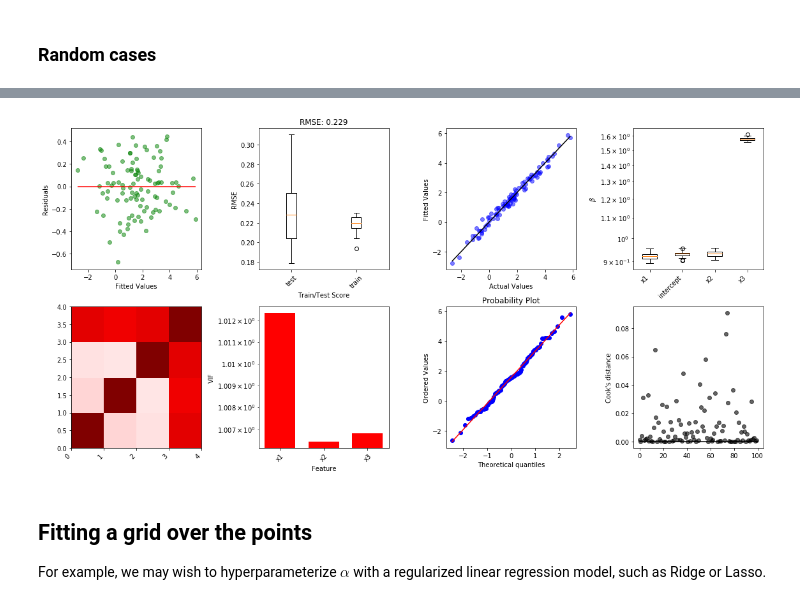
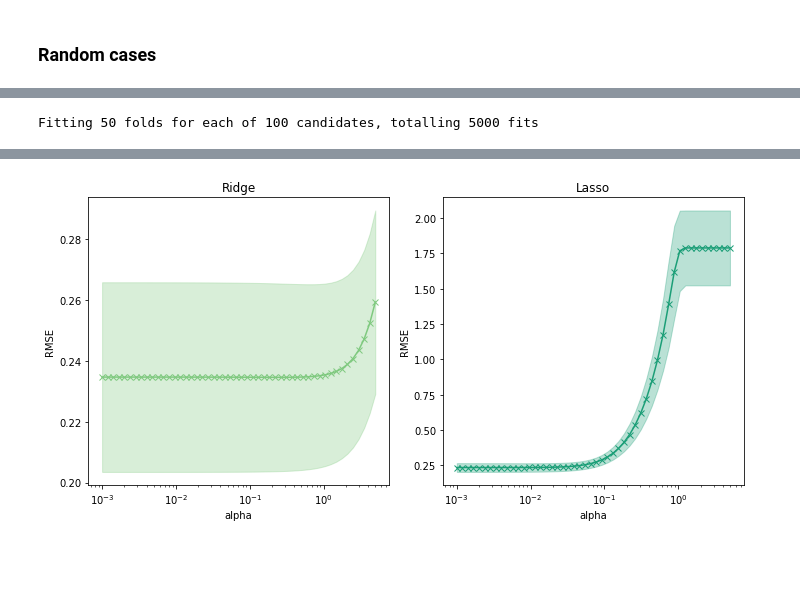
Before and after one commit to gregparkes/turbopanda, a Jupyter notebook: examples/ML.ipynb, the cells around one changed output, grey strips where cells are left out. Cells and saved outputs as stored; diff of their text form; code cells hidden in the pictures; blank space fills up the shorter version.

```diff
--- a/examples/ML.ipynb
+++ b/examples/ML.ipynb
@@ -74,6 +73,7 @@ turb.ml.overview_plot(turb.MetaPanda(df_2), 'x1', 'y', cv, yp)
 df_3 = pd.DataFrame(stats.norm.rvs(loc=2, scale=3, size=(100,3)), columns=['x1', 'x2', 'x3'])
 df_3['y'] = df_3.sum(axis=1) / 3. + stats.norm.rvs(loc=0, scale=.25, size=(100,), random_state=42)
 # %%
-cv, yp = turb.ml.fit_basic(turb.MetaPanda(df_3), 'x[1-3]', 'y', model="LinearRegression")
-cv['test_score'].mean()
+cv, yp = turb.ml.fit_basic(turb.MetaPanda(df_3), 'x[1-3]', 'y',
+                           model="LinearRegression", plot=True)
+print(cv['test_score'].mean())
 # %% [output]
@@ -80,0 +88,10 @@ cv['test_score'].mean()
+# %%
+X = np.empty((100, 4))
+X[:, :3] = stats.norm.rvs(loc=2, scale=3, size=(100,3))
+df_4 = pd.DataFrame(X, columns=['xc1', 'xc2', 'xc3', 'xb1'])
+
+df_4['y'] = (df_4[['xc1', 'xc2', 'xc3']].sum(axis=1).div(3)**2) + stats.norm.rvs(loc=0, scale=.25, size=(100,), random_state=42)
+# %%
+cv, yp = turb.ml.fit_basic(turb.MetaPanda(df_4), 'x', 'y',
+                           model="lm", plot=True)
+print(cv['test_score'].mean())
@@ -81,3 +110,5 @@ cv['test_score'].mean()
 # %%
-turb.ml.overview_plot(turb.MetaPanda(df_3), 'x[1-3]', 'y', cv, yp)
+cv_r = turb.ml.fit_grid(turb.MetaPanda(df_3), "x[1-3]", "y",
+                        models=['Ridge', 'Lasso'], plot=True)
 # %% [output]
+Fitting 50 folds for each of 100 candidates, totalling 5000 fits
@@ -84,5 +119 @@ turb.ml.overview_plot(turb.MetaPanda(df_3), 'x[1-3]', 'y', cv, yp)
-[figure, old version]
+[figure, new version]
-# %% [markdown]
-## Fitting a grid over the points
-
-For example, we may wish to hyperparameterize $\alpha$ with a regularized linear regression model, such as Ridge or Lasso.
```
Also changed, not shown: parts of 14 cells of this notebook, 10 other files.
